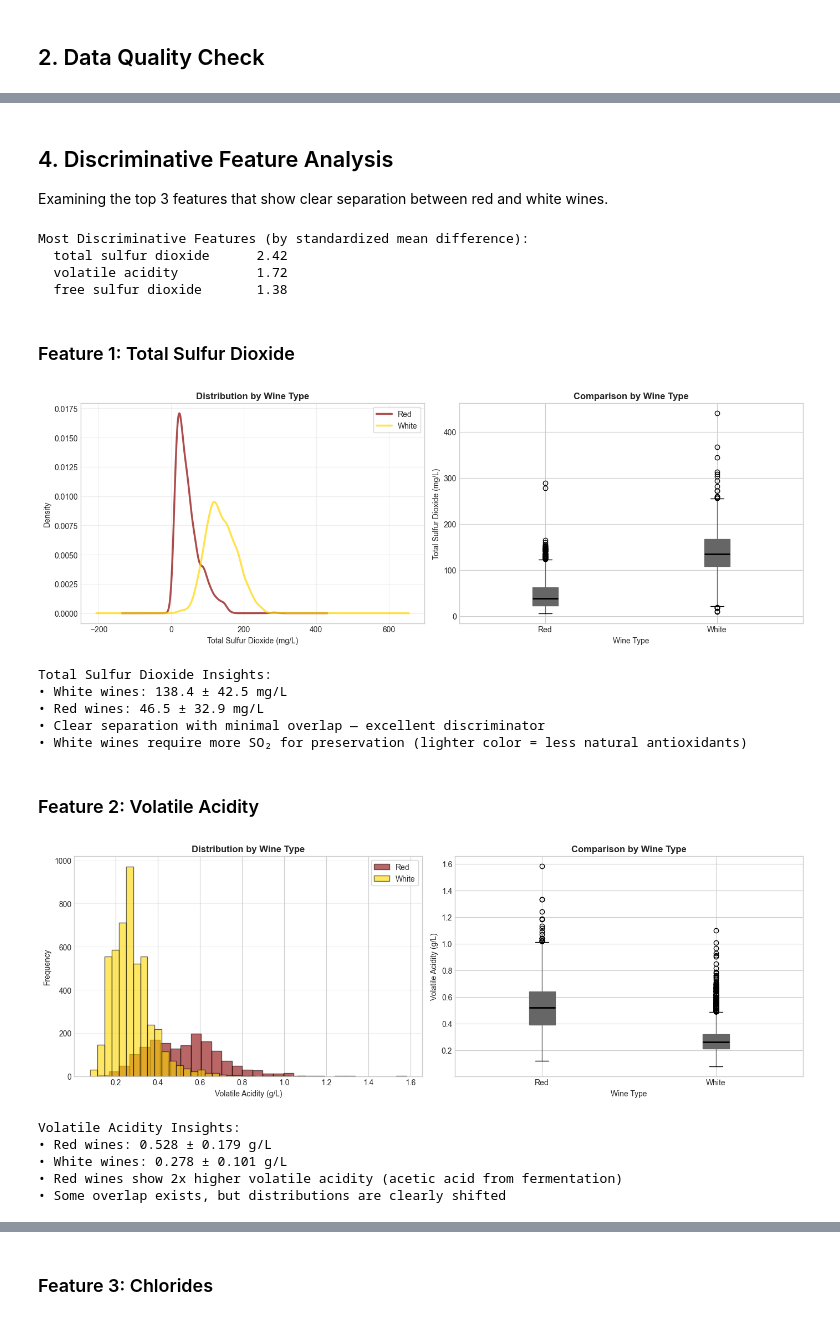
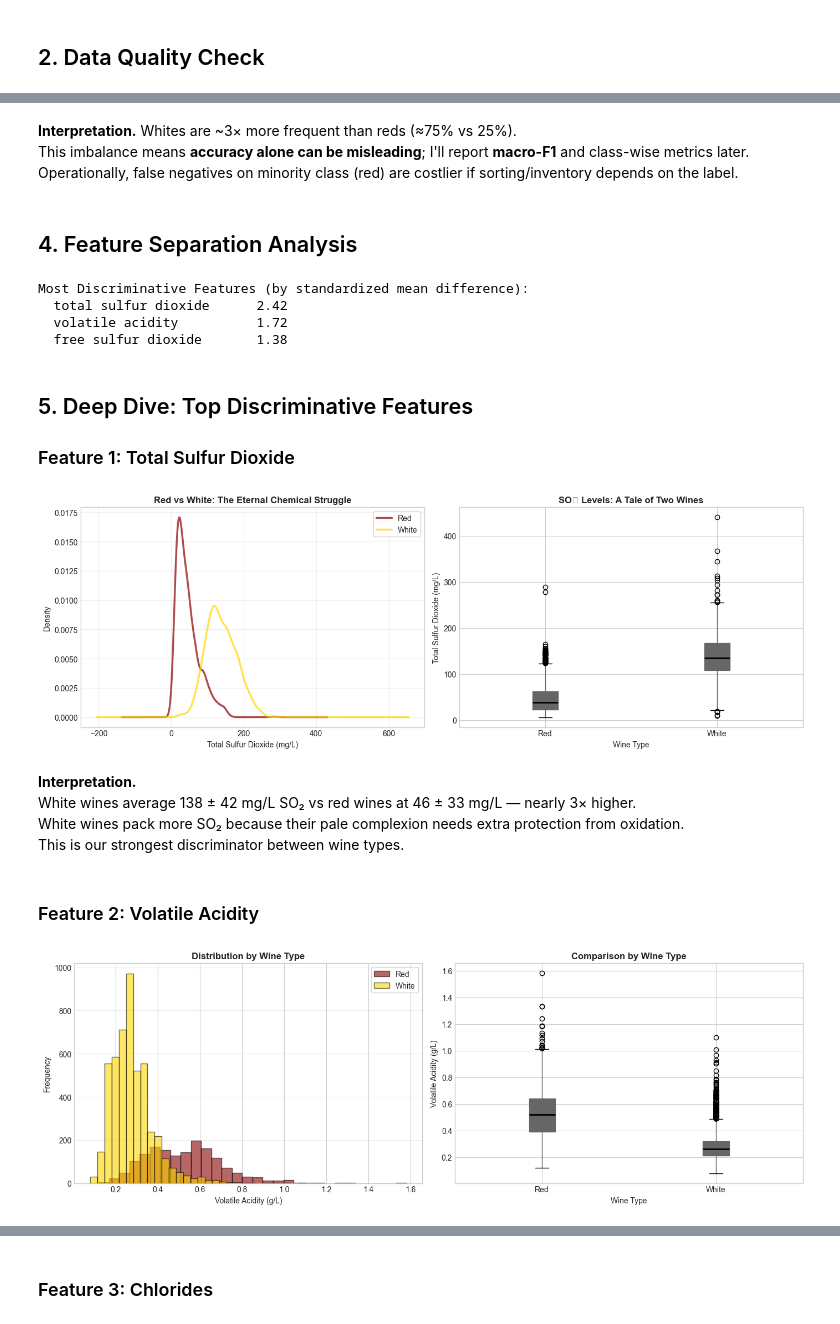
Before and after one commit to antropovanikolitf/Classification-project, a Jupyter notebook: notebooks/02_data_understanding.ipynb, the cells around one changed output, grey strips where cells are left out. Cells and saved outputs as stored; diff of their text form; code cells hidden in the pictures.

```diff
--- a/notebooks/02_data_understanding.ipynb
+++ b/notebooks/02_data_understanding.ipynb
@@ -21,14 +30,17 @@ sns.set_palette('Set2')
 red_wine = pd.read_csv('../data/winequality-red.csv', sep=';')
 white_wine = pd.read_csv('../data/winequality-white.csv', sep=';')
 
-# Add wine type labels
-red_wine['type'] = 0  # Red
-white_wine['type'] = 1  # White
+# Add wine type labels - using wine_type for consistency with notebook 01
+red_wine['wine_type'] = 0  # Red
+white_wine['wine_type'] = 1  # White
 
 # Combine into single dataframe
 df = pd.concat([red_wine, white_wine], ignore_index=True)
 
+# Add type names for clearer visualizations
+df['type_name'] = df['wine_type'].map({0: 'Red', 1: 'White'})
+
 print(f"Combined dataset shape: {df.shape}")
-print(f"Features: {df.shape[1] - 1} (including quality score)")
+print(f"Features: {df.shape[1] - 2} physicochemical + quality score")
 print(f"Samples: {df.shape[0]:,}")
 # %% [output]
@@ -149,6 +105,8 @@ Class Imbalance Analysis:
-# %% [markdown]
-## 4. Discriminative Feature Analysis
-
-Examining the top 3 features that show clear separation between red and white wines.
+# %% [markdown]
+**Interpretation.** Whites are ~3× more frequent than reds (≈75% vs 25%).
+This imbalance means **accuracy alone can be misleading**; I'll report **macro-F1** and class-wise metrics later.
+Operationally, false negatives on minority class (red) are costlier if sorting/inventory depends on the label.
+# %% [markdown]
+## 4. Feature Separation Analysis
 # %%
 # Calculate feature separation (difference in means normalized by pooled std)
@@ -172,46 +130,41 @@ Most Discriminative Features (by standardized mean difference):
   volatile acidity          1.72
   free sulfur dioxide       1.38
 # %% [markdown]
+## 5. Deep Dive: Top Discriminative Features
+
 ### Feature 1: Total Sulfur Dioxide
 # %%
 # Total sulfur dioxide distribution
 fig, (ax1, ax2) = plt.subplots(1, 2, figsize=(14, 5))
 
 # KDE plot
-for wine_type, color, label in [(0, '#8B0000', 'Red'), (1, '#FFD700', 'White')]:
-    data = df[df['type'] == wine_type]['total sulfur dioxide']
+for wine_val, color, label in [(0, '#8B0000', 'Red'), (1, '#FFD700', 'White')]:
+    data = df[df['wine_type'] == wine_val]['total sulfur dioxide']
     data.plot.kde(ax=ax1, color=color, linewidth=2.5, label=label, alpha=0.7)
 ax1.set_xlabel('Total Sulfur Dioxide (mg/L)')
 ax1.set_ylabel('Density')
-ax1.set_title('Distribution by Wine Type', fontweight='bold')
+ax1.set_title('Red vs White: The Eternal Chemical Struggle', fontweight='bold', fontsize=12)
 ax1.legend(frameon=True, fancybox=True)
 ax1.grid(True, alpha=0.3)
 
 # Boxplot
-df.boxplot(column='total sulfur dioxide', by='type', ax=ax2,
+df.boxplot(column='total sulfur dioxide', by='wine_type', ax=ax2,
            patch_artist=True, medianprops={'color': 'black', 'linewidth': 2})
 ax2.set_xlabel('Wine Type')
 ax2.set_ylabel('Total Sulfur Dioxide (mg/L)')
-ax2.set_title('Comparison by Wine Type', fontweight='bold')
+ax2.set_title('SO₂ Levels: A Tale of Two Wines', fontweight='bold')
 ax2.set_xticklabels(['Red', 'White'])
 plt.suptitle('')  # Remove default title
 
 plt.tight_layout()
 plt.show()
-
-# Interpretation
-print("Total Sulfur Dioxide Insights:")
-print(f"• White wines: {df[df['type']==1]['total sulfur dioxide'].mean():.1f} ± {df[df['type']==1]['total sulfur dioxide'].std():.1f} mg/L")
-print(f"• Red wines: {df[df['type']==0]['total sulfur dioxide'].mean():.1f} ± {df[df['type']==0]['total sulfur dioxide'].std():.1f} mg/L")
-print("• Clear separation with minimal overlap — excellent discriminator")
-print("• White wines require more SO₂ for preservation (lighter color = less natural antioxidants)")
 # %% [output]
-[figure, old version]
+[figure, new version]
-Total Sulfur Dioxide Insights:
-• White wines: 138.4 ± 42.5 mg/L
-• Red wines: 46.5 ± 32.9 mg/L
-• Clear separation with minimal overlap — excellent discriminator
-• White wines require more SO₂ for preservation (lighter color = less natural antioxidants)
+# %% [markdown]
+**Interpretation.**
+White wines average 138 ± 42 mg/L SO₂ vs red wines at 46 ± 33 mg/L — nearly 3× higher.
+White wines pack more SO₂ because their pale complexion needs extra protection from oxidation.
+This is our strongest discriminator between wine types.
 # %% [markdown]
 ### Feature 2: Volatile Acidity
 # %%
@@ -219,8 +172,8 @@ Total Sulfur Dioxide Insights:
 fig, (ax1, ax2) = plt.subplots(1, 2, figsize=(14, 5))
 
 # Histogram with overlap
-for wine_type, color, label in [(0, '#8B0000', 'Red'), (1, '#FFD700', 'White')]:
-    data = df[df['type'] == wine_type]['volatile acidity']
+for wine_val, color, label in [(0, '#8B0000', 'Red'), (1, '#FFD700', 'White')]:
+    data = df[df['wine_type'] == wine_val]['volatile acidity']
     ax1.hist(data, bins=30, alpha=0.6, color=color, label=label, edgecolor='black')
 ax1.set_xlabel('Volatile Acidity (g/L)')
 ax1.set_ylabel('Frequency')
@@ -229,7 +182,7 @@ ax1.legend(frameon=True, fancybox=True)
 ax1.grid(True, alpha=0.3, axis='y')
 
 # Boxplot
-df.boxplot(column='volatile acidity', by='type', ax=ax2,
+df.boxplot(column='volatile acidity', by='wine_type', ax=ax2,
            patch_artist=True, medianprops={'color': 'black', 'linewidth': 2})
 ax2.set_xlabel('Wine Type')
 ax2.set_ylabel('Volatile Acidity (g/L)')
@@ -239,17 +192,5 @@ plt.suptitle('')
 
 plt.tight_layout()
 plt.show()
-
-# Interpretation
-print("Volatile Acidity Insights:")
-print(f"• Red wines: {df[df['type']==0]['volatile acidity'].mean():.3f} ± {df[df['type']==0]['volatile acidity'].std():.3f} g/L")
-print(f"• White wines: {df[df['type']==1]['volatile acidity'].mean():.3f} ± {df[df['type']==1]['volatile acidity'].std():.3f} g/L")
-print("• Red wines show 2x higher volatile acidity (acetic acid from fermentation)")
-print("• Some overlap exists, but distributions are clearly shifted")
 # %% [output]
 [figure]
-Volatile Acidity Insights:
-• Red wines: 0.528 ± 0.179 g/L
-• White wines: 0.278 ± 0.101 g/L
-• Red wines show 2x higher volatile acidity (acetic acid from fermentation)
-• Some overlap exists, but distributions are clearly shifted
```
Also changed, not shown: parts of 21 cells of this notebook, 5 other files.
